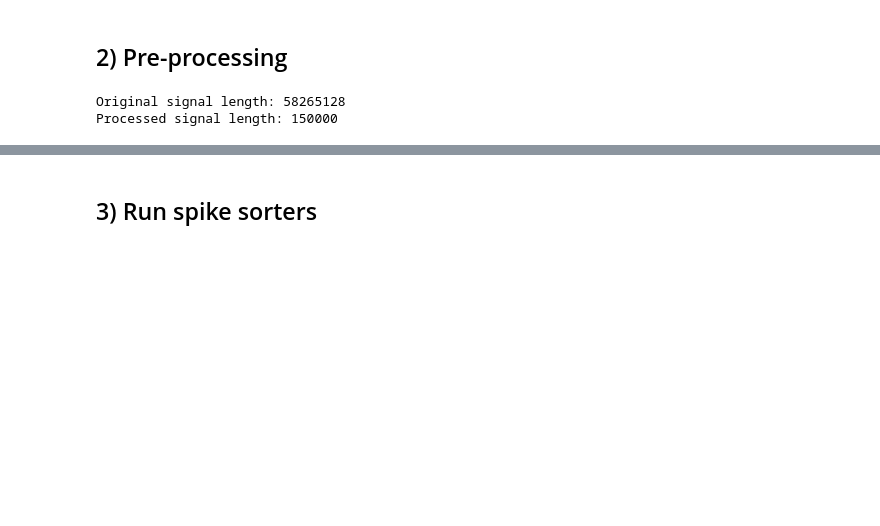
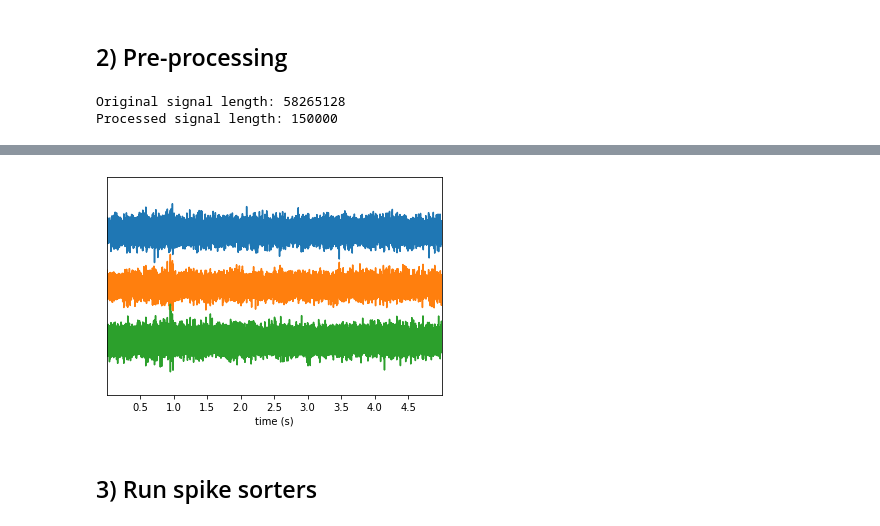
Before and after one commit to catalystneuro/movshon-lab-to-nwb, a Jupyter notebook: tutorials/blackrock_spikeinterface_pipeline.ipynb, the cells around one changed output, grey strips where cells are left out. Saved outputs shown, nothing was run; the diff lists cells and outputs as text; code cells hidden in the pictures; blank space fills up the shorter version.

```diff
--- a/tutorials/blackrock_spikeinterface_pipeline.ipynb
+++ b/tutorials/blackrock_spikeinterface_pipeline.ipynb
@@ -118,5 +117,5 @@ print(f"Processed signal length: {recording_processed.get_num_frames()}")
 Original signal length: 58265128
 Processed signal length: 150000
 # %%
-w_ts_ap = sw.plot_timeseries(recording_processed, trange=[0, 5], channel_ids=[1, 2, 3])
+w_ts_raw = sw.plot_timeseries(recording_processed, trange=[0, 5], channel_ids=[1, 2, 3])
 # %% [output]
@@ -125,3 +122,4 @@ w_ts_ap = sw.plot_timeseries(recording_processed, trange=[0, 5], channel_ids=[1,
+[figure, added]
 # %% [markdown]
 ## 3) Run spike sorters
 # %%
```
Also changed, not shown: parts of 7 cells of this notebook, 3 other files.
